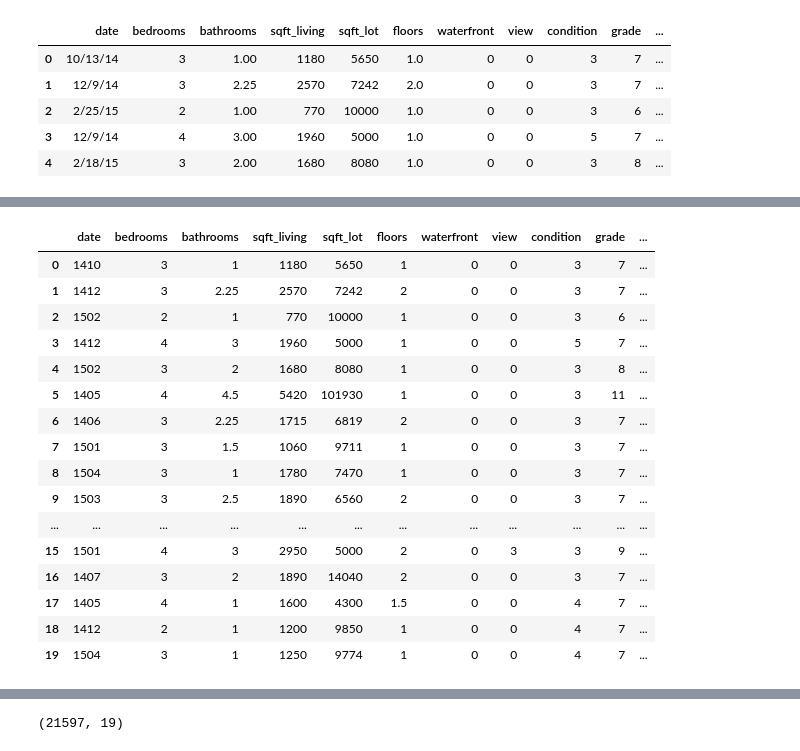
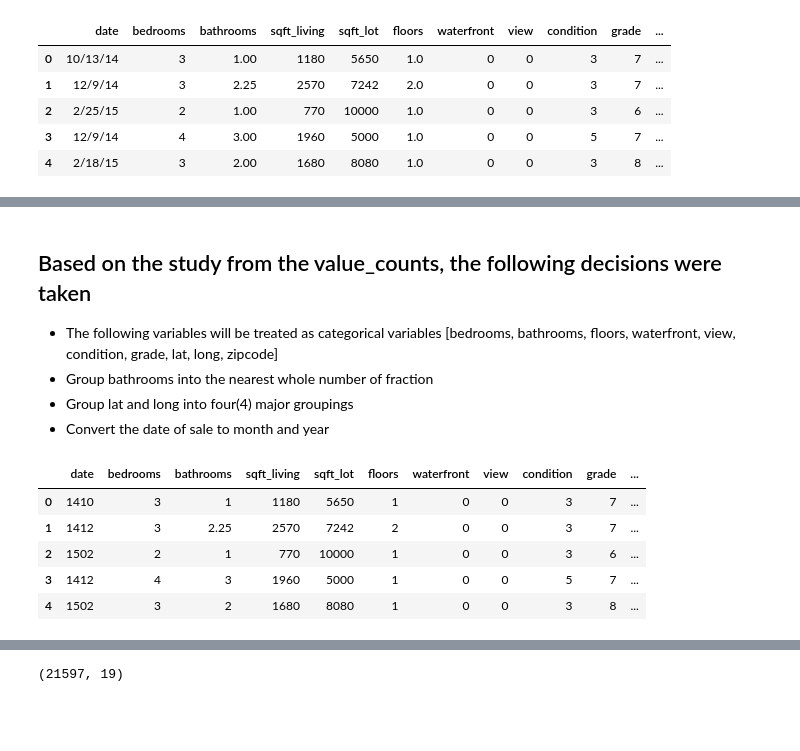
Before and after one commit to dnkansah-tieku/-IronHack_midBootCamp_project, a Jupyter notebook: mid_project.ipynb, the cells around one changed output, grey strips where cells are left out. Saved outputs shown, nothing was run; the diff lists cells and outputs as text; code cells hidden in the pictures; blank space fills up the shorter version.

```diff
--- a/mid_project.ipynb
+++ b/mid_project.ipynb
@@ -162,2 +207,9 @@ data.head()
+# %% [markdown]
+## Based on the study from the value_counts, the following decisions were taken
+
+- The following variables will be treated as categorical variables [bedrooms, bathrooms, floors, waterfront, view, condition, grade, lat, long, zipcode]
+- Group bathrooms into the nearest whole number of fraction
+- Group lat and long into four(4) major groupings
+- Convert the date of sale to month and year
 # %%
 # changing numerical to categorical object
@@ -186,22 +242,11 @@ data = data.drop(['lat','long'], axis = 1)
 data["date"] = pd.to_datetime(data["date"]).dt.strftime("%y%m")
 data['date'] = data['date'].astype('object')
 # %%
-data.head(20)
+data.head(5)
 # %% [output]
 |  | date | bedrooms | bathrooms | sqft_living | sqft_lot | floors | waterfront | view | condition | grade | ... |
 | 0 | 1410 | 3 | 1 | 1180 | 5650 | 1 | 0 | 0 | 3 | 7 | ... |
 | 1 | 1412 | 3 | 2.25 | 2570 | 7242 | 2 | 0 | 0 | 3 | 7 | ... |
 | 2 | 1502 | 2 | 1 | 770 | 10000 | 1 | 0 | 0 | 3 | 6 | ... |
 | 3 | 1412 | 4 | 3 | 1960 | 5000 | 1 | 0 | 0 | 5 | 7 | ... |
 | 4 | 1502 | 3 | 2 | 1680 | 8080 | 1 | 0 | 0 | 3 | 8 | ... |
-| 5 | 1405 | 4 | 4.5 | 5420 | 101930 | 1 | 0 | 0 | 3 | 11 | ... |
-| 6 | 1406 | 3 | 2.25 | 1715 | 6819 | 2 | 0 | 0 | 3 | 7 | ... |
-| 7 | 1501 | 3 | 1.5 | 1060 | 9711 | 1 | 0 | 0 | 3 | 7 | ... |
-| 8 | 1504 | 3 | 1 | 1780 | 7470 | 1 | 0 | 0 | 3 | 7 | ... |
-| 9 | 1503 | 3 | 2.5 | 1890 | 6560 | 2 | 0 | 0 | 3 | 7 | ... |
-| ... | ... | ... | ... | ... | ... | ... | ... | ... | ... | ... | ... |
-| 15 | 1501 | 4 | 3 | 2950 | 5000 | 2 | 0 | 3 | 3 | 9 | ... |
-| 16 | 1407 | 3 | 2 | 1890 | 14040 | 2 | 0 | 0 | 3 | 7 | ... |
-| 17 | 1405 | 4 | 1 | 1600 | 4300 | 1.5 | 0 | 0 | 4 | 7 | ... |
-| 18 | 1412 | 2 | 1 | 1200 | 9850 | 1 | 0 | 0 | 4 | 7 | ... |
-| 19 | 1504 | 3 | 1 | 1250 | 9774 | 1 | 0 | 0 | 4 | 7 | ... |
```
Also changed, not shown: parts of 47 cells of this notebook.
